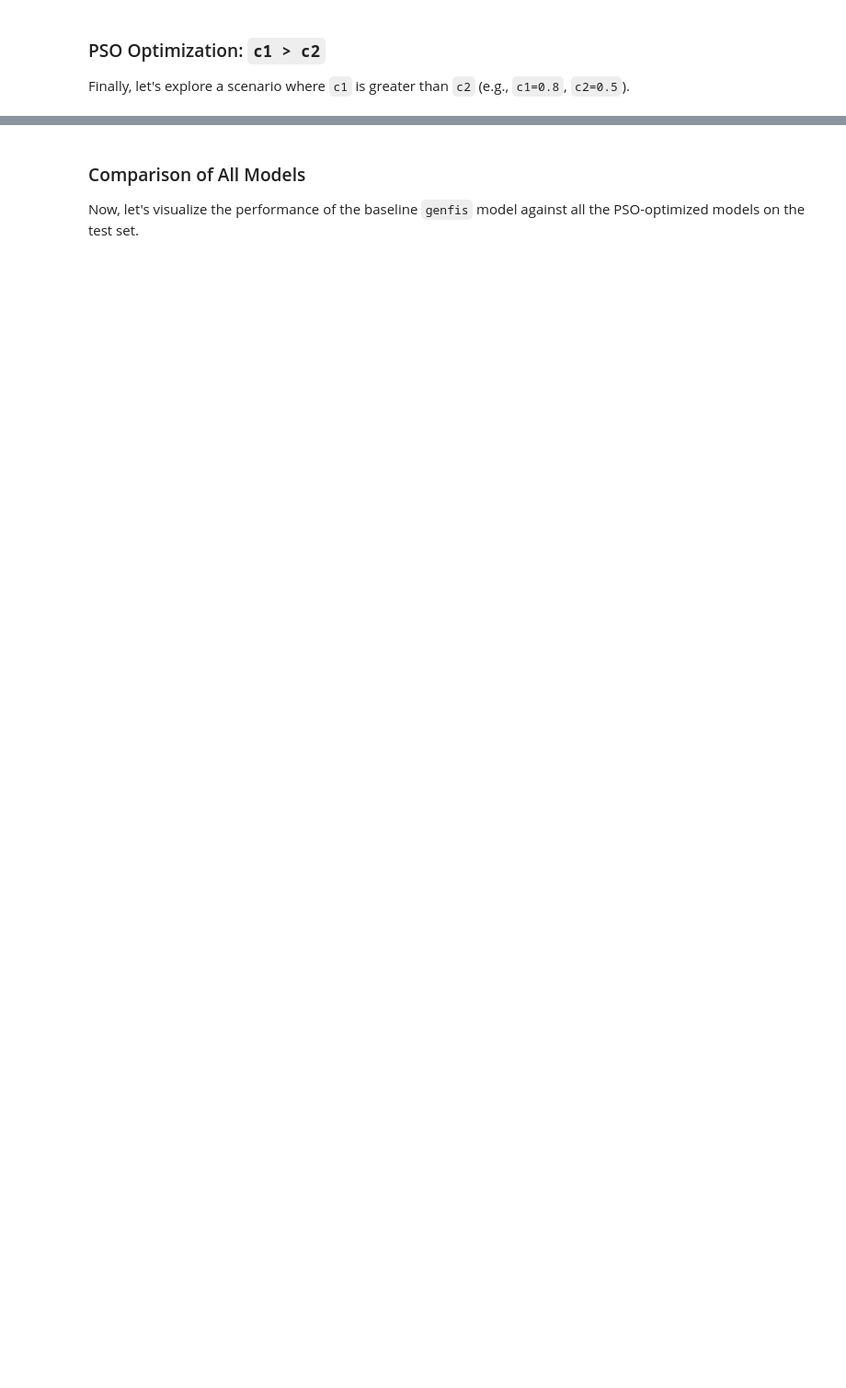
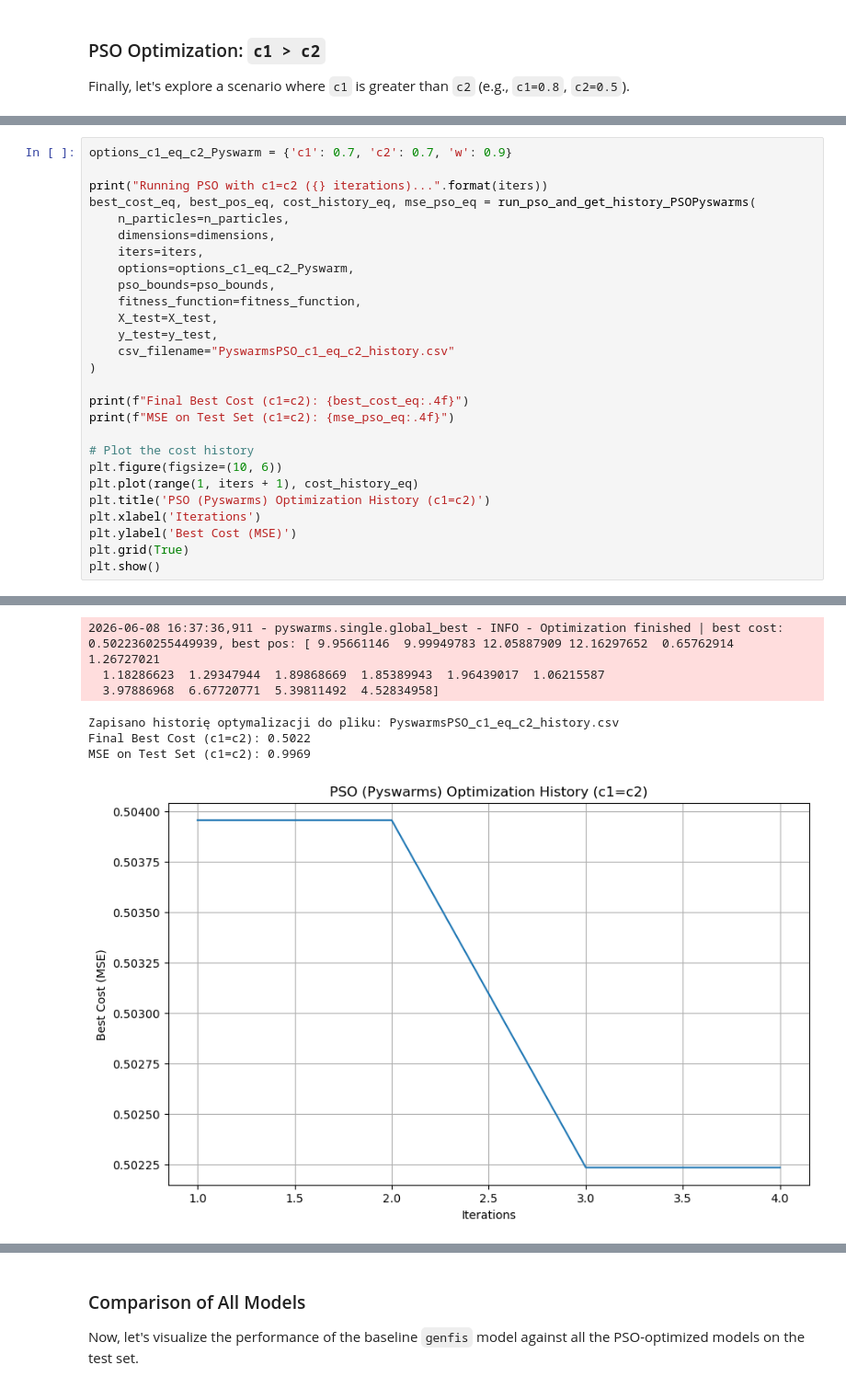
Before and after one commit to lisciu24/MIO-fuzzy-logic, a Jupyter notebook: MIO_project.ipynb, the cells around one changed output, grey strips where cells are left out. Shown at 92% size. Drawn from its saved outputs; the diff is of its cells as text; blank space fills up the shorter version.

```diff
--- a/MIO_project.ipynb
+++ b/MIO_project.ipynb
@@ -830,0 +1067,28 @@ MSE on Test Set (c1>c2): 0.5561
+# %%
+options_c1_eq_c2_Pyswarm = {'c1': 0.7, 'c2': 0.7, 'w': 0.9}
+
+print("Running PSO with c1=c2 ({} iterations)...".format(iters))
+best_cost_eq, best_pos_eq, cost_history_eq, mse_pso_eq = run_pso_and_get_history_PSOPyswarms(
+    n_particles=n_particles,
+    dimensions=dimensions,
+    iters=iters,
+    options=options_c1_eq_c2_Pyswarm,
+    pso_bounds=pso_bounds,
+    fitness_function=fitness_function,
+    X_test=X_test,
+    y_test=y_test,
+    csv_filename="PyswarmsPSO_c1_eq_c2_history.csv"
+)
+
+print(f"Final Best Cost (c1=c2): {best_cost_eq:.4f}")
+print(f"MSE on Test Set (c1=c2): {mse_pso_eq:.4f}")
+
+# Plot the cost history
+plt.figure(figsize=(10, 6))
+plt.plot(range(1, iters + 1), cost_history_eq)
+plt.title('PSO (Pyswarms) Optimization History (c1=c2)')
+plt.xlabel('Iterations')
+plt.ylabel('Best Cost (MSE)')
+plt.grid(True)
+plt.show()
+# %% [output]
@@ -830,0 +1097,7 @@ MSE on Test Set (c1>c2): 0.5561
+2026-06-08 16:37:36,911 - pyswarms.single.global_best - INFO - Optimization finished | best cost: 0.5022360255449939, best pos: [ 9.95661146  9.99949783 12.05887909 12.16297652  0.65762914  1.26727021
+  1.18286623  1.29347944  1.89868669  1.85389943  1.96439017  1.06215587
+  3.97886968  6.67720771  5.39811492  4.52834958]
+Zapisano historię optymalizacji do pliku: PyswarmsPSO_c1_eq_c2_history.csv
+Final Best Cost (c1=c2): 0.5022
+MSE on Test Set (c1=c2): 0.9969
+[figure, added]
```
Also changed, not shown: parts of 34 cells of this notebook, 12 other files.
